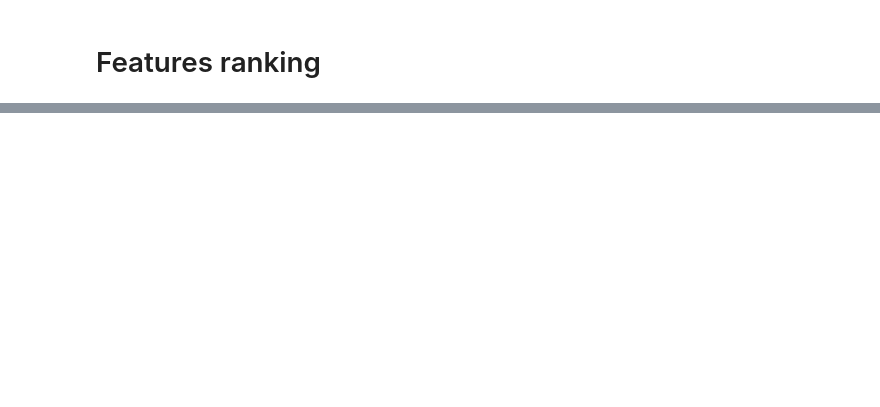
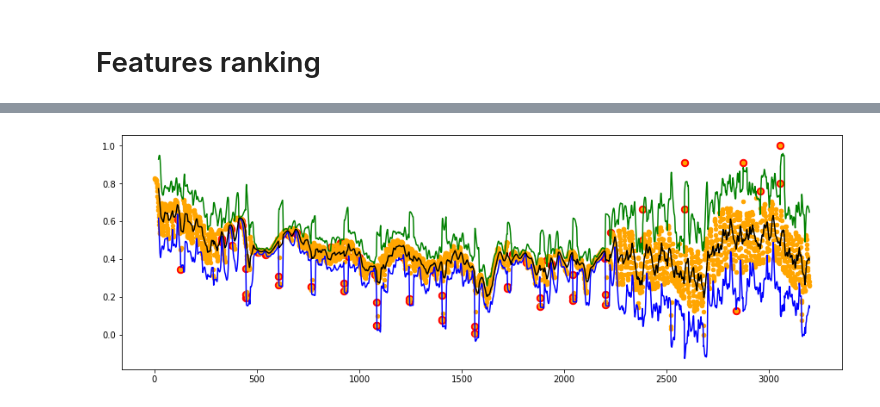
Before and after one commit to DZAlpha/ExoplanetHunting, a Jupyter notebook: exoplanets_hunting.ipynb, the cells around one changed output, grey strips where cells are left out. Saved outputs shown, nothing was run; the diff lists cells and outputs as text; code cells hidden in the pictures; blank space fills up the shorter version.

```diff
--- a/exoplanets_hunting.ipynb
+++ b/exoplanets_hunting.ipynb
@@ -190,0 +217,4 @@ Flux mean
+# %%
+plot_band(test_df.iloc[1], span=20, k=2.5)
+# %% [output]
+[figure, added]
```
Also changed, not shown: parts of 16 cells of this notebook, 1 other file.
